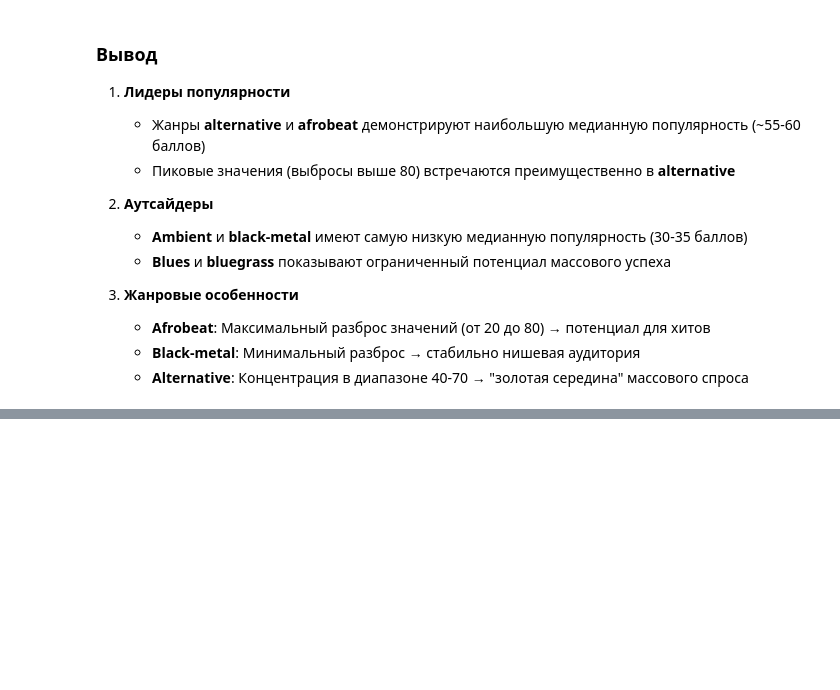
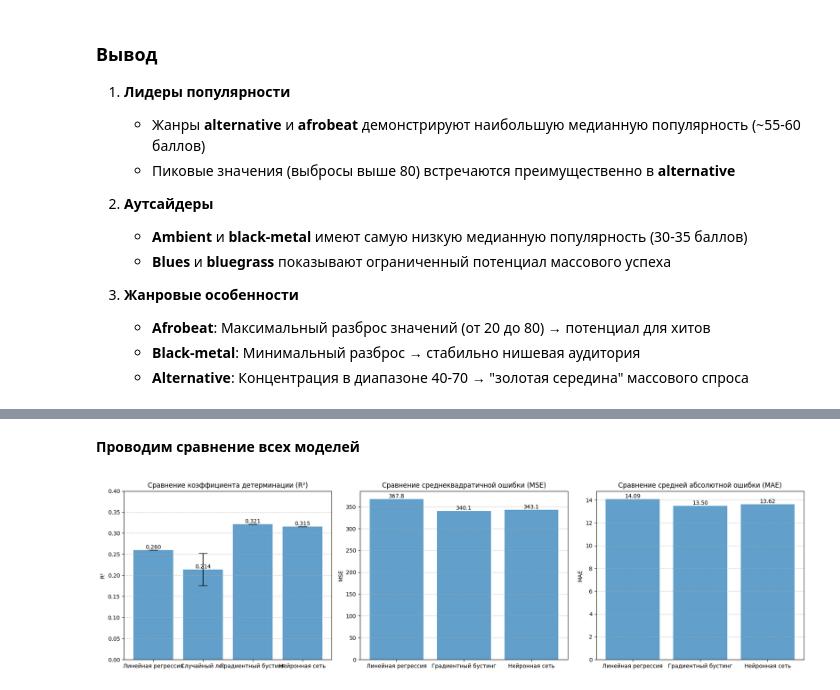
Before and after one commit to kdsuniq/educational-practice, a Jupyter notebook: pr.ipynb, the cells around one changed output, grey strips where cells are left out. Cells and saved outputs as stored; diff of their text form; code cells hidden in the pictures; blank space fills up the shorter version.

```diff
--- a/pr.ipynb
+++ b/pr.ipynb
@@ -503,0 +901,67 @@ plt.show()
+# %% [markdown]
+**Проводим сравнение всех моделей**
+# %%
+# Данные для графиков
+models = ['Линейная регрессия', 'Случайный лес', 'Градиентный бустинг', 'Нейронная сеть']
+
+# R² сравнение
+r2_means = [0.26, 0.2137, 0.3213, 0.3154]
+r2_stds = [0.00, 0.0382, 0, 0]  # std доступен только для первых двух моделей
+
+# MSE сравнение
+mse_values = [367.82, None, 340.12, 343.07]  # Для Random Forest MSE не предоставлено
+
+# MAE сравнение
+mae_values = [14.09, None, 13.50, 13.62]  # Для Random Forest MAE не предоставлено
+
+# Создаем фигуру с 3 сабплотами
+plt.figure(figsize=(18, 5))
+
+# График 1: Сравнение R²
+plt.subplot(1, 3, 1)
+bars = plt.bar(models, r2_means, yerr=r2_stds, capsize=8, alpha=0.7)
+plt.title('Сравнение коэффициента детерминации (R²)')
+plt.ylabel('R²')
+plt.ylim(0, 0.4)
+plt.grid(axis='y', linestyle='--', alpha=0.7)
+
+# Добавляем значения на столбцы
+for bar, value in zip(bars, r2_means):
+    height = bar.get_height()
+    plt.text(bar.get_x() + bar.get_width()/2., height, f'{value:.3f}',
+             ha='center', va='bottom')
+
+# График 2: Сравнение MSE
+plt.subplot(1, 3, 2)
+filtered_models = [models[i] for i in [0, 2, 3]]
+filtered_mse = [mse_values[i] for i in [0, 2, 3]]
+bars = plt.bar(filtered_models, filtered_mse, alpha=0.7)
+plt.title('Сравнение среднеквадратичной ошибки (MSE)')
+plt.ylabel('MSE')
+plt.grid(axis='y', linestyle='--', alpha=0.7)
+
+# Добавляем значения на столбцы
+for bar, value in zip(bars, filtered_mse):
+    height = bar.get_height()
+    plt.text(bar.get_x() + bar.get_width()/2., height, f'{value:.1f}',
+             ha='center', va='bottom')
+
+# График 3: Сравнение MAE
+plt.subplot(1, 3, 3)
+filtered_mae = [mae_values[i] for i in [0, 2, 3]]
+bars = plt.bar(filtered_models, filtered_mae, alpha=0.7)
+plt.title('Сравнение средней абсолютной ошибки (MAE)')
+plt.ylabel('MAE')
+plt.grid(axis='y', linestyle='--', alpha=0.7)
+
+# Добавляем значения на столбцы
+for bar, value in zip(bars, filtered_mae):
+    height = bar.get_height()
+    plt.text(bar.get_x() + bar.get_width()/2., height, f'{value:.2f}',
+             ha='center', va='bottom')
+
+plt.tight_layout()
+plt.savefig('model_comparison.png', dpi=120)
+plt.show()
+# %% [output]
+[figure, added]
```
Also changed, not shown: parts of 74 cells of this notebook.
